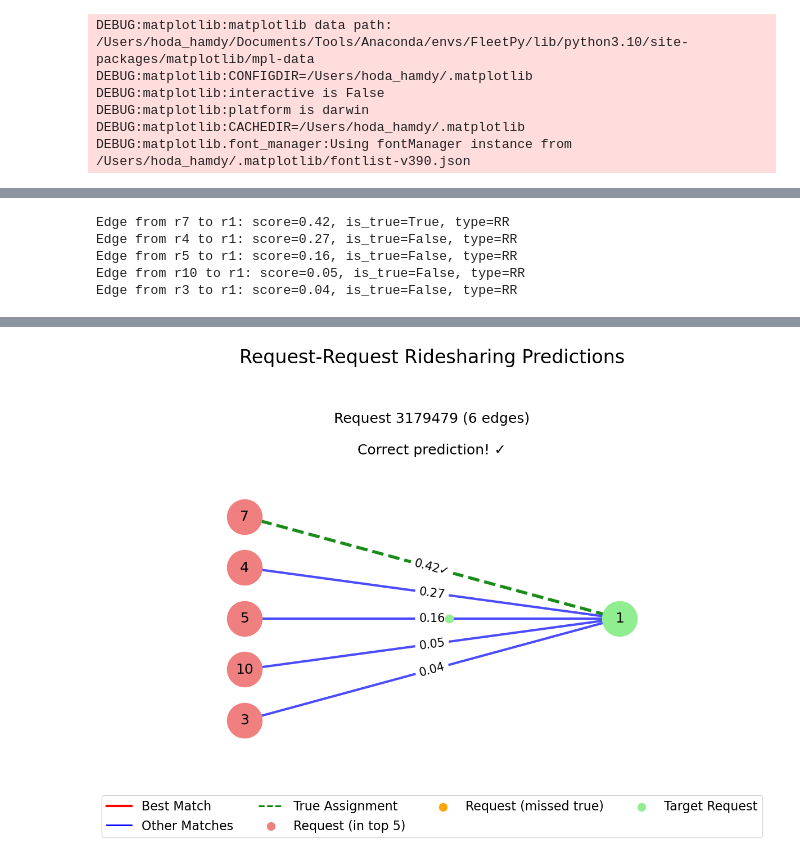
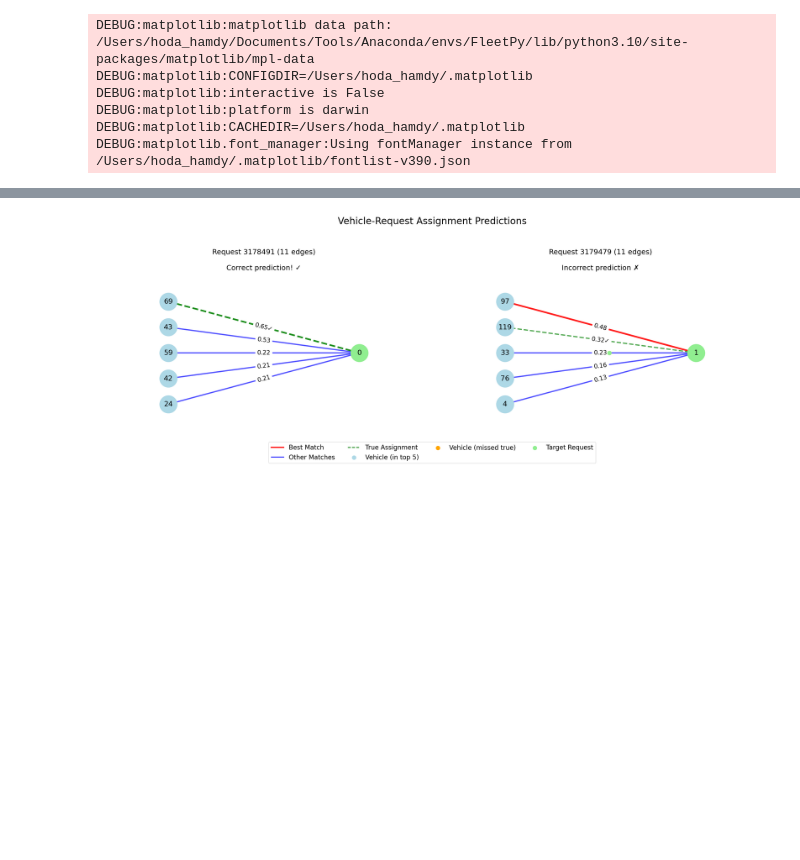
Before and after one commit to TUM-VT/FleetPy, a Jupyter notebook: gnn_project/notebooks/GNN_training.ipynb, the cells around one changed output, grey strips where cells are left out. Saved outputs shown, nothing was run; the diff lists cells and outputs as text; code cells hidden in the pictures; blank space fills up the shorter version.

```diff
--- a/gnn_project/notebooks/GNN_training.ipynb
+++ b/gnn_project/notebooks/GNN_training.ipynb
@@ -17,6 +17,7 @@ config = Config(
     sim_end=2*60*60,
     load_saved_model=True,
     overwrite_data=False,
+    recompute_norm_stats=False,
     log_level='DEBUG',
 )
 # %%
@@ -78,6 +83,6 @@ DEBUG:matplotlib.font_manager:Using fontManager instance from /Users/hoda_hamdy/
 # %%
 graph_idx = 12 # Index of the graph to visualize
 predictions = get_edge_predictions(data[graph_idx], model, device='cpu')
-edge_types = [RR_EDGE_NAME]
+edge_types = [VR_EDGE_NAME]
 visualize_graph(data, graph_idx=graph_idx, predictions=predictions, edge_types=edge_types, scenario_start_idx=scenario_start_idx);
 # %% [output]
@@ -101,5 +98,0 @@ DEBUG:matplotlib.font_manager:findfont: score(FontEntry(fname='/System/Library/A
-Edge from r7 to r1: score=0.42, is_true=True, type=RR
-Edge from r4 to r1: score=0.27, is_true=False, type=RR
-Edge from r5 to r1: score=0.16, is_true=False, type=RR
-Edge from r10 to r1: score=0.05, is_true=False, type=RR
-Edge from r3 to r1: score=0.04, is_true=False, type=RR
@@ -123,4 +99,4 @@ DEBUG:matplotlib.font_manager:findfont: score(FontEntry(fname='/System/Library/F
-[figure, old version]
+[figure, new version]
 # %%
 # Analyze model performance over a range of graphs
 from gnn_project.analysis.plots import analyze_model_performance
```
Also changed, not shown: parts of 4 cells of this notebook, 4 other files.
